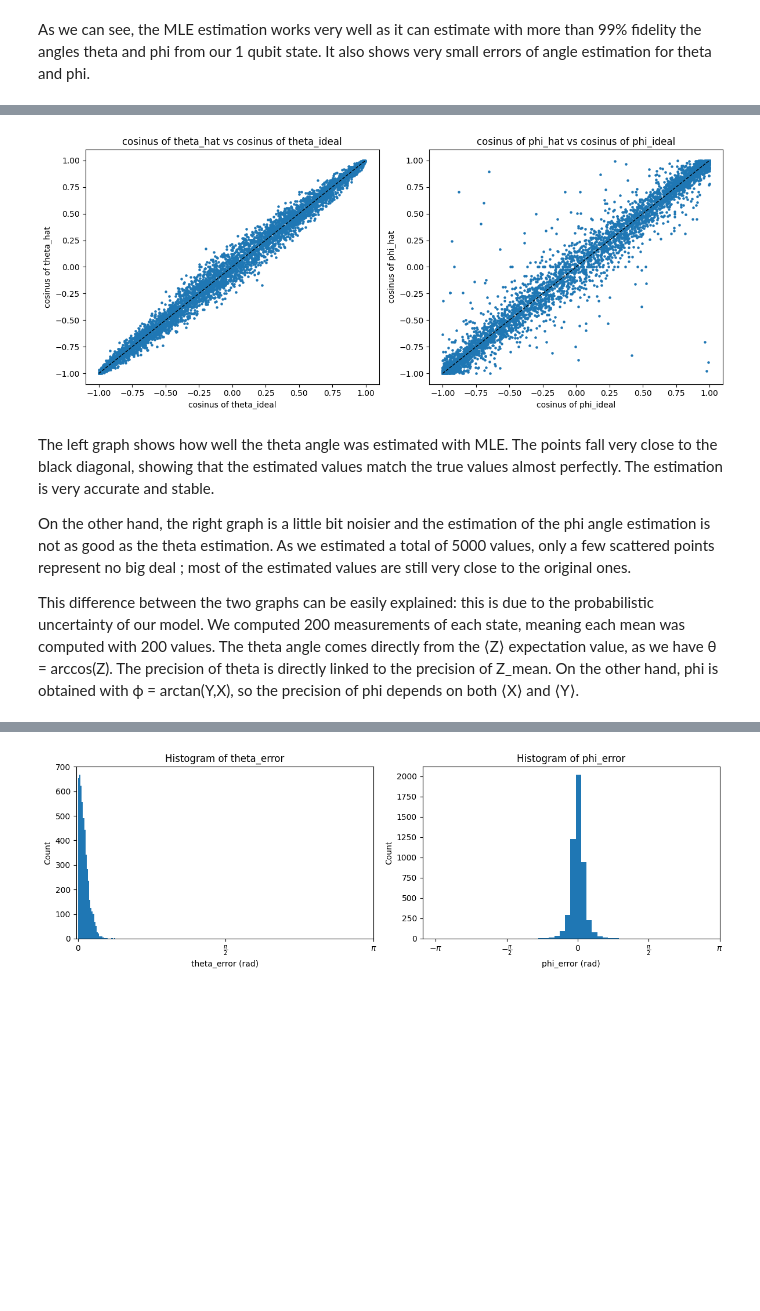
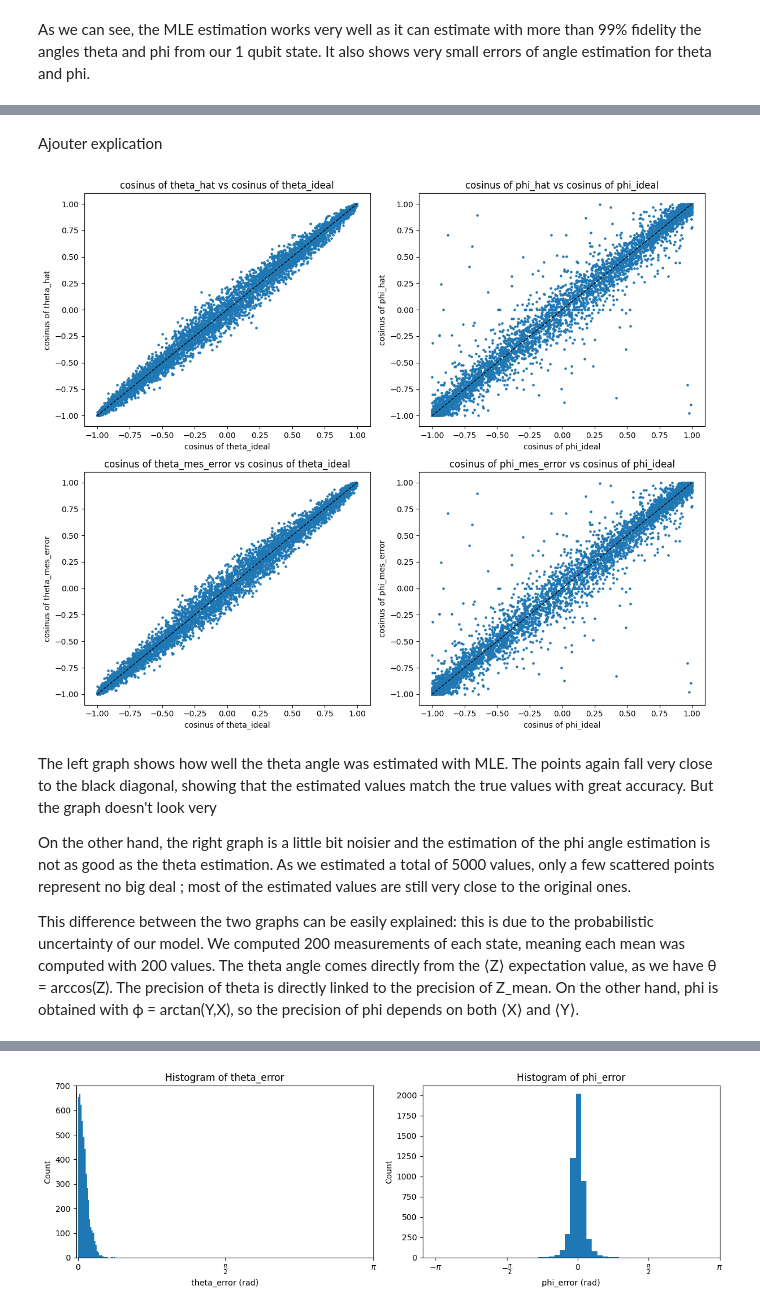
Before and after one commit to TonyPansera/Quantum-state-tomography, a Jupyter notebook: models/MLE/maximum_likelihood_estimation.ipynb, the cells around one changed output, grey strips where cells are left out. Saved outputs shown, nothing was run; the diff lists cells and outputs as text; code cells hidden in the pictures; blank space fills up the shorter version.

```diff
--- a/models/MLE/maximum_likelihood_estimation.ipynb
+++ b/models/MLE/maximum_likelihood_estimation.ipynb
@@ -295,0 +298,15 @@ for i in range(len(df)):
+# %%
+df["theta_hat"] = theta_hats
+df["phi_hat"] = phi_hats
+
+df["X_predicted"], df["Y_predicted"], df["Z_predicted"] = bloch_from_angles(df["theta_hat"], df["phi_hat"])
+df["probaX+_pred"] = (1 + df["X_predicted"]) / 2.0
+df["probaY+_pred"] = (1 + df["Y_predicted"]) / 2.0
+df["probaZ+_pred"] = (1 + df["Z_predicted"]) / 2.0
+
+# Compute the angle error of theta
+df["theta_error"] = np.abs(df["theta_hat"] - df["theta_ideal"])
+
+# Compute the angle error of phi (we must use this formula to ensure the right error as 2pi and 0 are the same)
+phi_diff = (df["phi_hat"] - df["phi_ideal"] + np.pi) % (2.0 * np.pi) - np.pi
+df["phi_error"] = phi_diff
@@ -363,26 +420,42 @@ As we can see, the MLE estimation works very well as it can estimate with more t
+# %% [markdown]
+Ajouter explication
 # %%
-fig, axes = plt.subplots(1, 2, figsize=(12, 5))
+fig, axes = plt.subplots(2, 2, figsize=(12, 10))
 
 # theta
-axes[0].scatter(np.cos(df["theta_ideal"]), np.cos(df["theta_hat"]), s=5)
-axes[0].plot([-1, 1], [-1, 1], 'k--', linewidth=1)
-axes[0].set_title("cosinus of theta_hat vs cosinus of theta_ideal")
-axes[0].set_xlabel("cosinus of theta_ideal")
-axes[0].set_ylabel("cosinus of theta_hat")
+axes[0,0].scatter(np.cos(df["theta_ideal"]), np.cos(df["theta_hat"]), s=5)
+axes[0,0].plot([-1, 1], [-1, 1], 'k--', linewidth=1)
+axes[0,0].set_title("cosinus of theta_hat vs cosinus of theta_ideal")
+axes[0,0].set_xlabel("cosinus of theta_ideal")
+axes[0,0].set_ylabel("cosinus of theta_hat")
 
 # phi
-axes[1].scatter(df["cos_phi_ideal"], np.cos(df["phi_hat"]), s=5)
-axes[1].plot([-1, 1], [-1, 1], 'k--', linewidth=1)
-axes[1].set_title("cosinus of phi_hat vs cosinus of phi_ideal")
-axes[1].set_xlabel("cosinus of phi_ideal")
-axes[1].set_ylabel("cosinus of phi_hat")
+axes[0,1].scatter(df["cos_phi_ideal"], np.cos(df["phi_hat"]), s=5)
+axes[0,1].plot([-1, 1], [-1, 1], 'k--', linewidth=1)
+axes[0,1].set_title("cosinus of phi_hat vs cosinus of phi_ideal")
+axes[0,1].set_xlabel("cosinus of phi_ideal")
+axes[0,1].set_ylabel("cosinus of phi_hat")
+
+# theta
+axes[1,0].scatter(np.cos(df["theta_ideal"]), np.cos(df["theta_measured"]), s=5)
+axes[1,0].plot([-1, 1], [-1, 1], 'k--', linewidth=1)
+axes[1,0].set_title("cosinus of theta_mes_error vs cosinus of theta_ideal")
+axes[1,0].set_xlabel("cosinus of theta_ideal")
+axes[1,0].set_ylabel("cosinus of theta_mes_error")
+
+# phi
+axes[1,1].scatter(df["cos_phi_ideal"], np.cos(df["phi_measured"]), s=5)
+axes[1,1].plot([-1, 1], [-1, 1], 'k--', linewidth=1)
+axes[1,1].set_title("cosinus of phi_mes_error vs cosinus of phi_ideal")
+axes[1,1].set_xlabel("cosinus of phi_ideal")
+axes[1,1].set_ylabel("cosinus of phi_mes_error")
 
 plt.tight_layout()
 plt.show()
 # %% [output]
-[figure, old version]
+[figure, new version]
 # %% [markdown]
-The left graph shows how well the theta angle was estimated with MLE. The points fall very close to the black diagonal, showing that the estimated values match the true values almost perfectly. The estimation is very accurate and stable.
+The left graph shows how well the theta angle was estimated with MLE. The points again fall very close to the black diagonal, showing that the estimated values match the true values with great accuracy. But the graph doesn't look very
 
 On the other hand, the right graph is a little bit noisier and the estimation of the phi angle estimation is not as good as the theta estimation. As we estimated a total of 5000 values, only a few scattered points represent no big deal ; most of the estimated values are still very close to the original ones.
 
```
Also changed, not shown: parts of 13 cells of this notebook.
